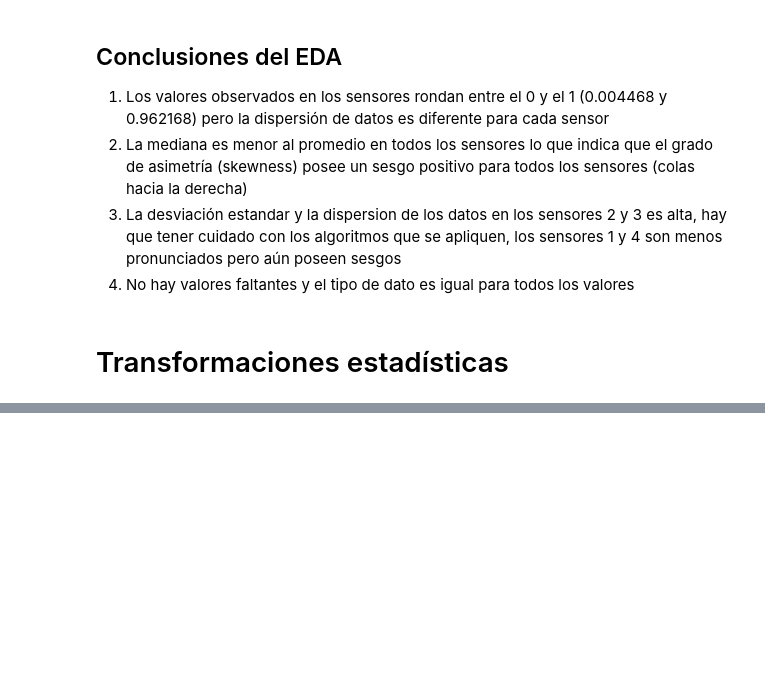
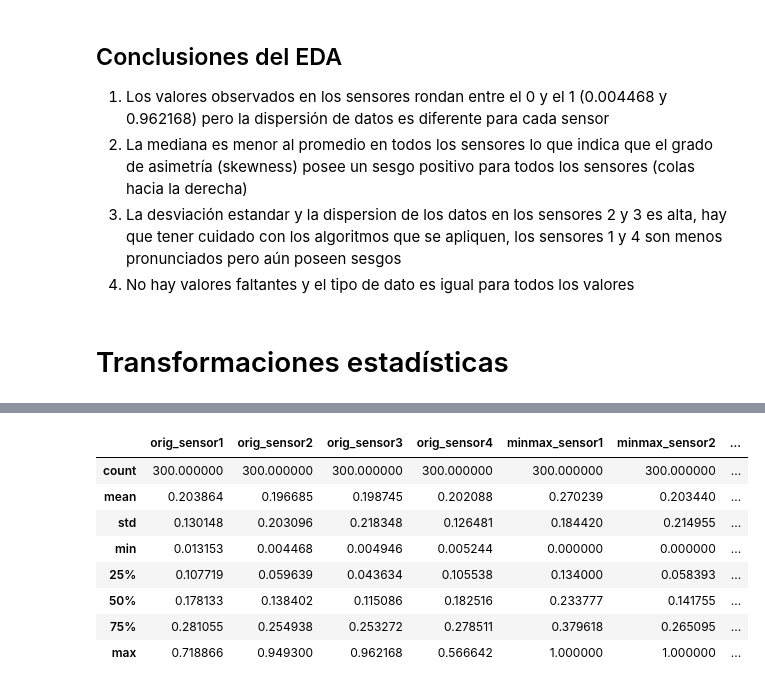
Before and after one commit to LeoGAR55/MD-1958, a Jupyter notebook: main.ipynb, the cells around one changed output, grey strips where cells are left out. Saved outputs shown, nothing was run; the diff lists cells and outputs as text; code cells hidden in the pictures; blank space fills up the shorter version.

```diff
--- a/main.ipynb
+++ b/main.ipynb
@@ -144,5 +146,7 @@ plt.show()
 4. No hay valores faltantes y el tipo de dato es igual para todos los valores<br>
 # %% [markdown]
 # Transformaciones estadísticas
+# %%
+df = dataframe[['sensor1', 'sensor2', 'sensor3', 'sensor4']].copy()
 # %% [markdown]
 ## Normalización
@@ -148,0 +168,5 @@ plt.show()
+# %%
+minmax_scaler = MinMaxScaler()
+df_minmax = minmax_scaler.fit_transform(df)
+df_minmax = pd.DataFrame(df_minmax, columns=df.columns)
+df_minmax.describe()
@@ -148,0 +183,15 @@ plt.show()
+# %%
+desc_original = df.describe()
+desc_minmax = df_minmax.describe()
+comparacion = pd.concat([desc_original.add_prefix("orig_"), desc_minmax.add_prefix("minmax_")],axis=1)
+comparacion
+# %% [output]
+|  | orig_sensor1 | orig_sensor2 | orig_sensor3 | orig_sensor4 | minmax_sensor1 | minmax_sensor2 | ... |
+| count | 300.000000 | 300.000000 | 300.000000 | 300.000000 | 300.000000 | 300.000000 | ... |
+| mean | 0.203864 | 0.196685 | 0.198745 | 0.202088 | 0.270239 | 0.203440 | ... |
+| std | 0.130148 | 0.203096 | 0.218348 | 0.126481 | 0.184420 | 0.214955 | ... |
+| min | 0.013153 | 0.004468 | 0.004946 | 0.005244 | 0.000000 | 0.000000 | ... |
+| 25% | 0.107719 | 0.059639 | 0.043634 | 0.105538 | 0.134000 | 0.058393 | ... |
+| 50% | 0.178133 | 0.138402 | 0.115086 | 0.182516 | 0.233777 | 0.141755 | ... |
+| 75% | 0.281055 | 0.254938 | 0.253272 | 0.278511 | 0.379618 | 0.265095 | ... |
+| max | 0.718866 | 0.949300 | 0.962168 | 0.566642 | 1.000000 | 1.000000 | ... |
```
Also changed, not shown: parts of 8 cells of this notebook, 1 other file.
